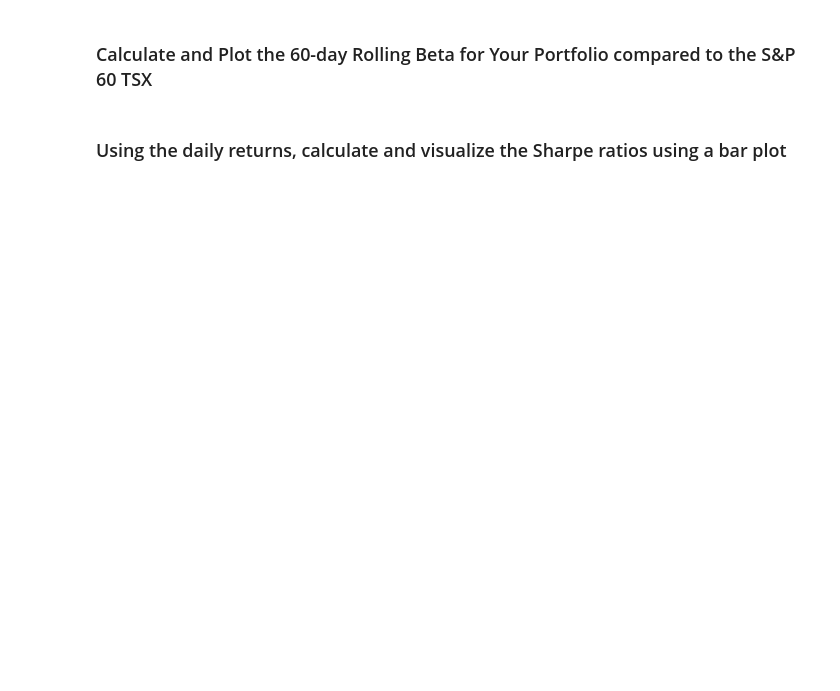
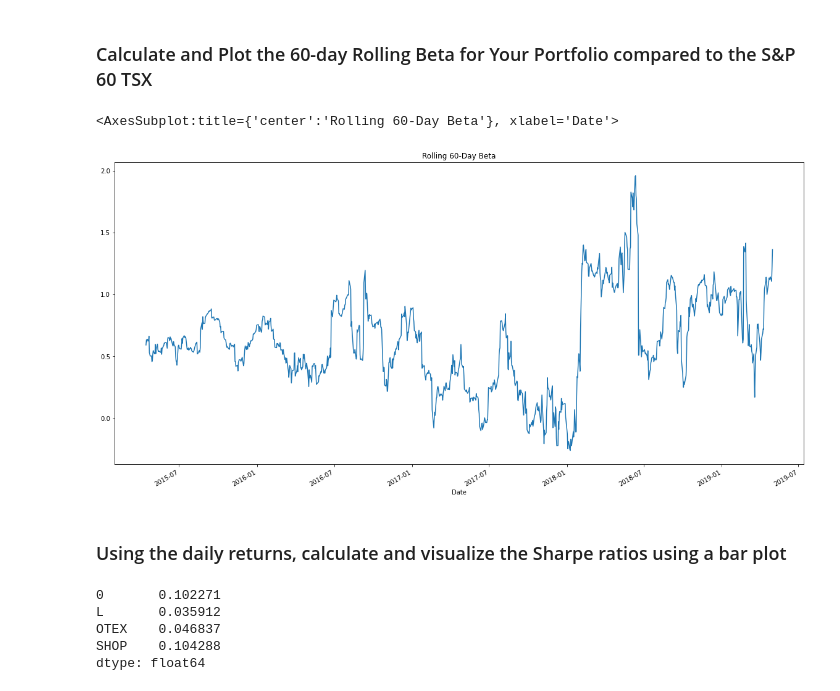
Before and after one commit to XuYanRong/Unit-4-Homework, a Jupyter notebook: whale_analysis.ipynb, the cells around one changed output. Saved outputs shown, nothing was run; the diff lists cells and outputs as text; code cells hidden in the pictures; blank space fills up the shorter version.

```diff
--- a/whale_analysis.ipynb
+++ b/whale_analysis.ipynb
@@ -461,6 +600,24 @@ weights = [1/3, 1/3, 1/3]
+# %%
+# Calculate and plot Beta
+# Plot beta trend
+rolling_all_var = all_portfolio.rolling(window=60).var()
+rolling_all_cov = all_portfolio.rolling(window=60).cov(all_portfolio)
+rolling_all_beta = rolling_all_cov / rolling_all_var
+rolling_beta.plot(figsize=(20, 10), title='Rolling 60-Day Beta')
+# %% [output]
+<AxesSubplot:title={'center':'Rolling 60-Day Beta'}, xlabel='Date'>
+[figure, added]
 # %% [markdown]
 ### Using the daily returns, calculate and visualize the Sharpe ratios using a bar plot
 # %%
 # Calculate Annualized Sharpe Ratios
+all_sharpe_ratios = (all_portfolio.mean() * 252) / (ann_std * np.sqrt(252))
+all_sharpe_ratios
+# %% [output]
+0       0.102271
+L       0.035912
+OTEX    0.046837
+SHOP    0.104288
+dtype: float64
 # %%
 # Visualize the sharpe ratios as a bar plot
```
Also changed, not shown: parts of 19 cells of this notebook.
